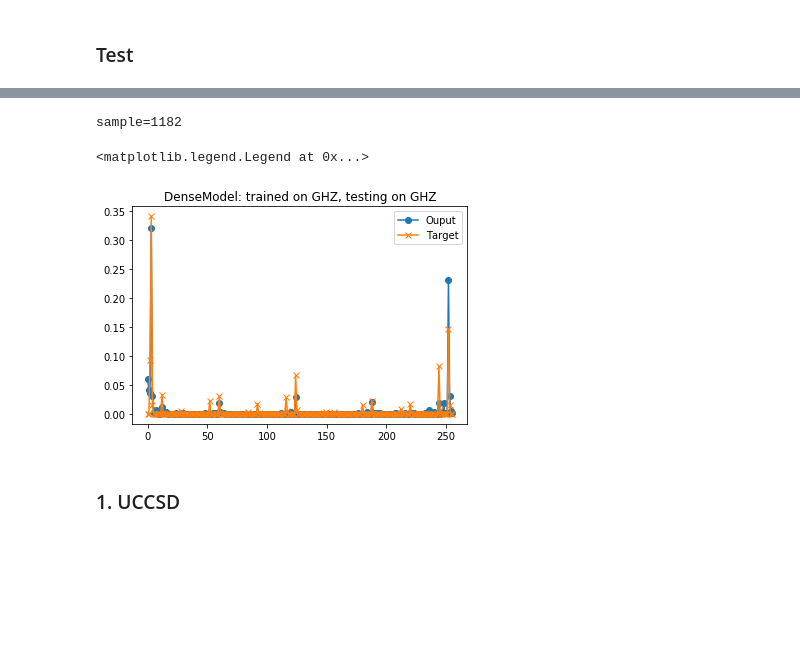
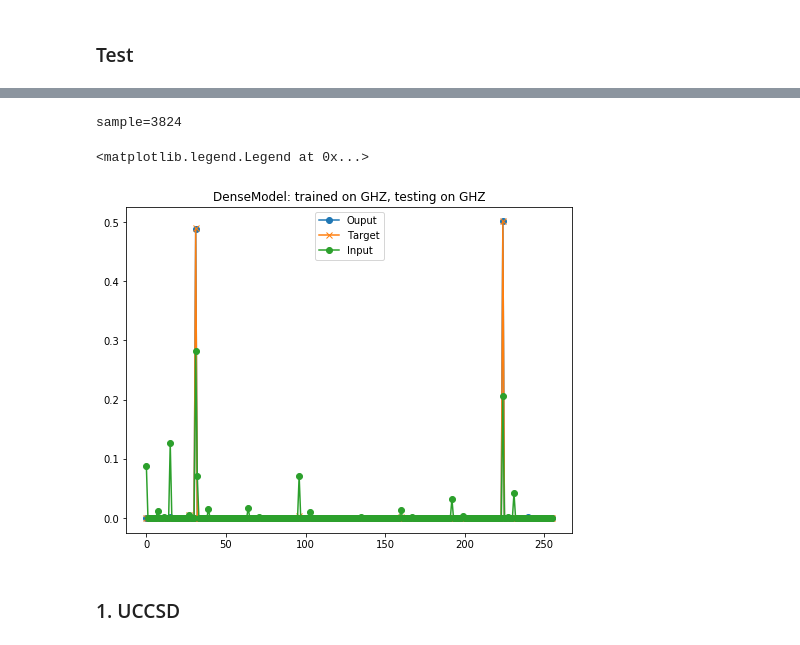
Before and after one commit to nlaanait/qcdenoise, a Jupyter notebook: examples/train.ipynb, the cells around one changed output, grey strips where cells are left out. Saved outputs shown, nothing was run; the diff lists cells and outputs as text; code cells hidden in the pictures; blank space fills up the shorter version.

Commit message:
minor bug and updating training notebook
Former-commit-id: ee2844019c209df1feec9bdce953180eee72b711

```diff
--- a/examples/train.ipynb
+++ b/examples/train.ipynb
@@ -19,8 +19,8 @@ from qcdenoise.ml_utils import train, test
 GHZ_traindata = QCIRCDataSetNumpy('GHZ_test_train.npy')
 GHZ_testdata = QCIRCDataSetNumpy('GHZ_test_test.npy')
 print('Total # of samples in train set: {}, test set:{}'.format(len(GHZ_traindata), len(GHZ_testdata)))
-trainloader = DataLoader(GHZ_traindata, batch_size=32, shuffle=True, pin_memory=True)
-testloader = DataLoader(GHZ_testdata, batch_size=32, shuffle=True, pin_memory=True)
+GHZ_trainloader = DataLoader(GHZ_traindata, batch_size=32, shuffle=True, pin_memory=True)
+GHZ_testloader = DataLoader(GHZ_testdata, batch_size=32, shuffle=True, pin_memory=True)
 # %% [output]
 Total # of samples in train set: 32000, test set:8000
 # %% [markdown]
@@ -43,5 +43,5 @@ DenseModel(
 ### Train
 # %%
 mse = torch.nn.MSELoss(reduction='sum')
-ghz_net = train(ghz_net, trainloader, mse, lr=5e-4, num_epochs=5)
+ghz_net = train(ghz_net, GHZ_trainloader, mse, lr=5e-4, num_epochs=10)
 # %% [output]
@@ -64,20 +74,21 @@ Batches=250, Average Loss= 1.127
 # %%
 idx = np.random.randint(0, len(GHZ_testdata)-1)
 print('sample=%d'%idx)
 inputs, targets = GHZ_testdata[idx]['input'], GHZ_testdata[idx]['target']
 with torch.no_grad():
     net = ghz_net.to('cpu')
     inputs = torch.unsqueeze(inputs,0)
     outputs = net(inputs)
-fig,ax = plt.subplots(1,1)
+fig,ax = plt.subplots(1,1,figsize=(8,6))
 ax.plot(np.squeeze(outputs.numpy()), label='Ouput', marker='o')
 ax.plot(np.squeeze(targets.numpy()), label='Target', marker='x')
+ax.plot(np.squeeze(inputs.numpy()), label='Input', marker='o')
 ax.set_title('DenseModel: trained on GHZ, testing on GHZ')
 ax.legend()
 # %% [output]
-sample=1182
+sample=3824
 <matplotlib.legend.Legend at 0x...>
-[figure, old version]
+[figure, new version]
 # %% [markdown]
 ### 1. UCCSD
 # %% [markdown]
```
Also changed, not shown: parts of 11 cells of this notebook, 4 other files.
